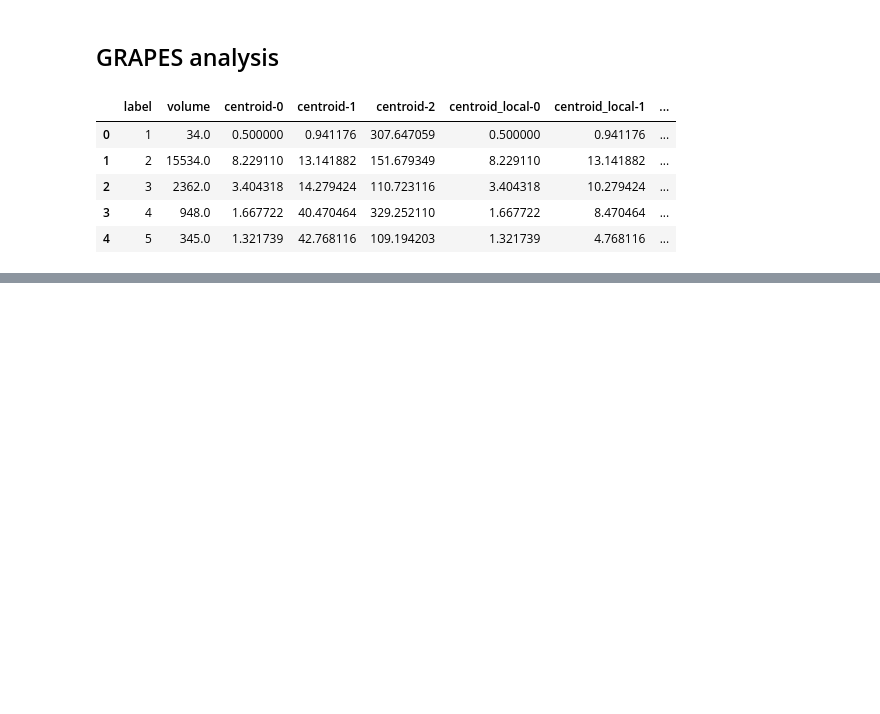
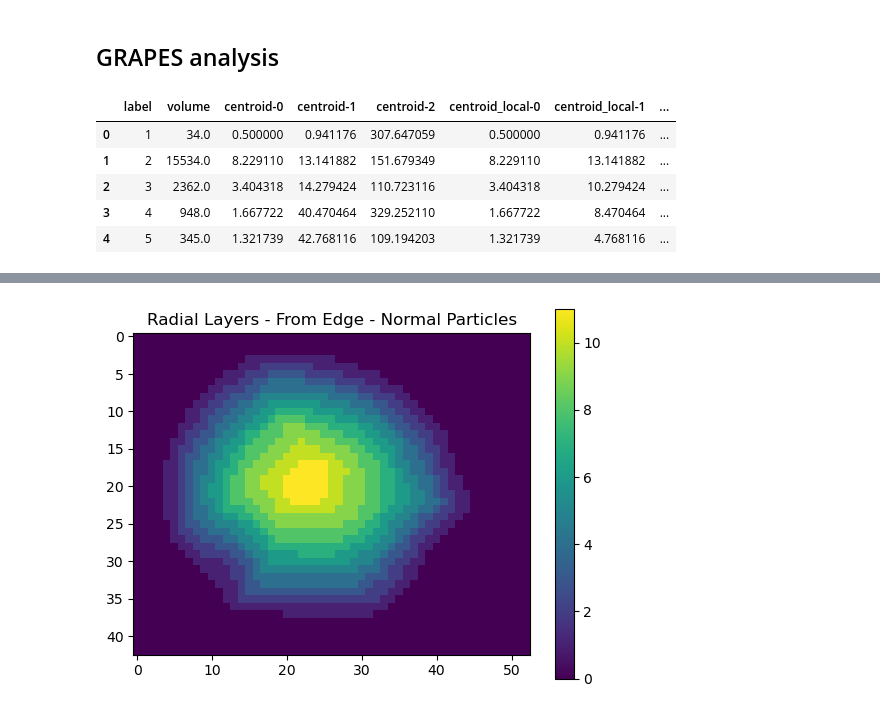
Before and after one commit to MaPhewJ/EIL_image_processing, a Jupyter notebook: GRAPES_example.ipynb, the cells around one changed output, grey strips where cells are left out. Cells and saved outputs as stored; diff of their text form; code cells hidden in the pictures; blank space fills up the shorter version.

```diff
--- a/GRAPES_example.ipynb
+++ b/GRAPES_example.ipynb
@@ -185,11 +187,11 @@ for scan_num in tqdm(range(132038,132048,1)):
 ## GRAPES analysis
 # %%
 #data for GRAPES
-labels_array = io.volread('H:/data_files_for_grapes/132037/LABEL_132037.tiff')
-grey_array = io.volread('H:/data_files_for_grapes/132037/GREYREG_132037.tiff')
+labels_array = io.volread('D:/data_files_for_grapes/132037/LABEL_ALT_132037.tiff')
+grey_array = io.volread('D:/data_files_for_grapes/132037/GREYREG_132037.tiff')
 # %%
 # GRAPES Analysis example normalising to the radial maximum and calculating the distance transform from the edge
-grapes_analysis_1 = gps.GRAPES(labels_array, grey_array, normalised_by = 'radial_max', start_at = 'edge')
+grapes_analysis_1 = grapes.GRAPES(labels_array, grey_array, normalised_by = 'radial_max', start_at = 'edge')
 grapes_analysis_1.head()
 # %% [output]
 |  | label | volume | centroid-0 | centroid-1 | centroid-2 | centroid_local-0 | centroid_local-1 | ... |
@@ -207,0 +212,9 @@ Name: label, dtype: int32
+# %%
+# choose a random particle
+particle = grapes_analysis_1[grapes_analysis_1['label'] == 30].reset_index()
+plt.imshow(particle['GRAPES_distance_transform'][0][11], cmap = 'viridis')
+plt.title('Radial Layers - From Edge - Normal Particles')
+color_bar = plt.colorbar()
+plt.show()
+# %% [output]
+[figure, added]
```
Also changed, not shown: parts of 17 cells of this notebook.
